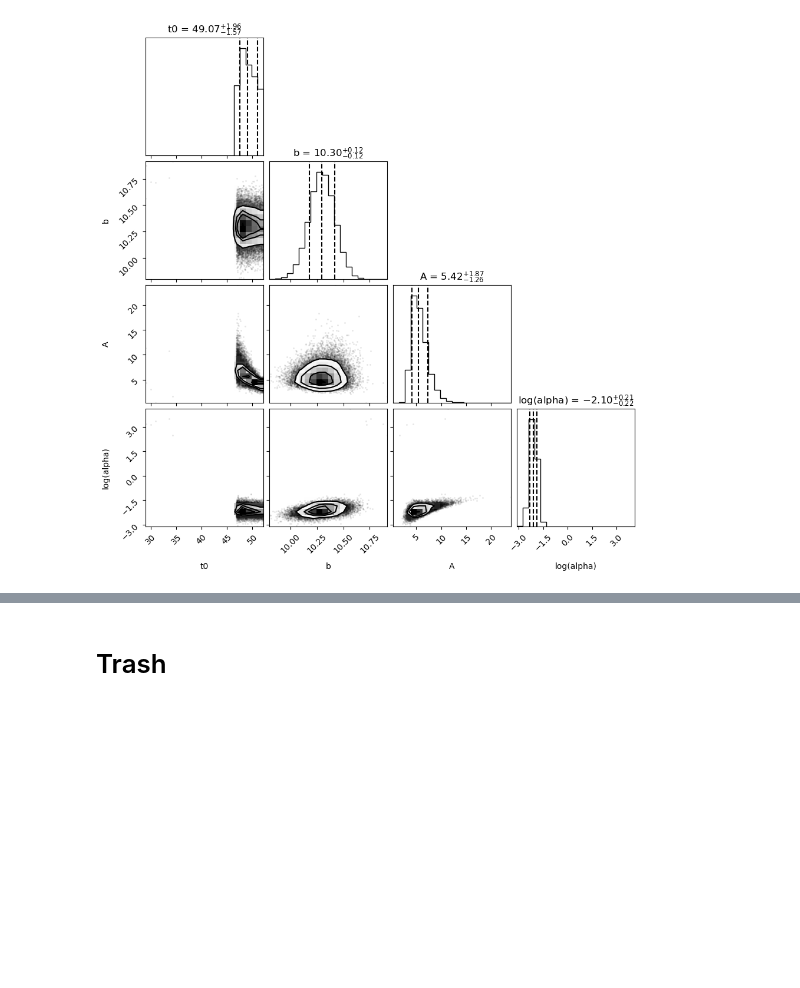
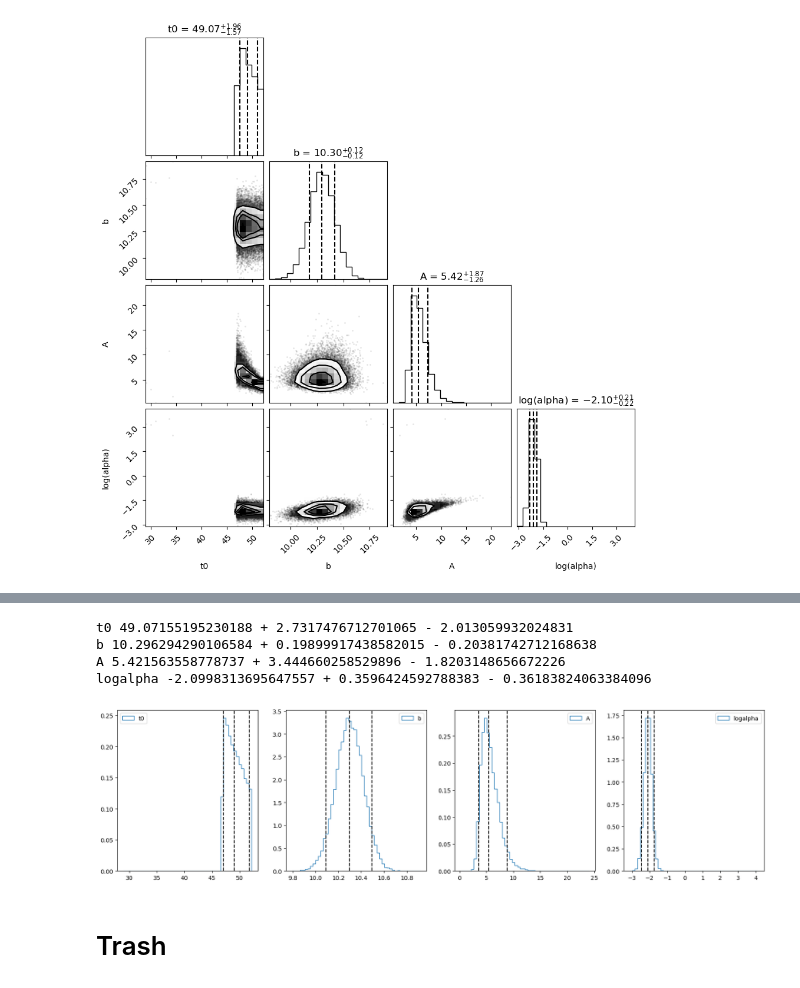
Before and after one commit to FedericoRivano/astrostatistics_bicocca_2026, a Jupyter notebook: working/Es11.ipynb, the cells around one changed output, grey strips where cells are left out. Drawn from its saved outputs; the diff is of its cells as text; code cells hidden in the pictures; blank space fills up the shorter version.

```diff
--- a/working/Es11.ipynb
+++ b/working/Es11.ipynb
@@ -111,3 +119,19 @@ plt.show()
+# %%
+labels = ['t0', 'b', 'A', 'logalpha']
+fig, axes = plt.subplots(ncols=4, figsize=(20,5))
+for i in range (4):
+    par = emc_trace[:,i]
+    axes[i].hist(par, density=True, bins=50, histtype='step', label=labels[i])
+    percentiles = np.percentile(par, [5,50,95])
+    for q in percentiles: axes[i].axvline(q, color='k', linestyle='dashed', linewidth=1.5)
+    axes[i].legend()
+    print(str(labels[i]), percentiles[1], '+', percentiles[2]-percentiles[1], '-', percentiles[1]-percentiles[0])
+# %% [output]
+t0 49.07155195230188 + 2.7317476712701065 - 2.013059932024831
+b 10.296294290106584 + 0.19899917438582015 - 0.20381742712168638
+A 5.421563558778737 + 3.444660258529896 - 1.8203148656672226
+logalpha -2.0998313695647557 + 0.3596424592788383 - 0.36183824063384096
+[figure, added]
 # %% [markdown]
 # Trash
 # %%
```
Also changed, not shown: parts of 1 cell of this notebook.
